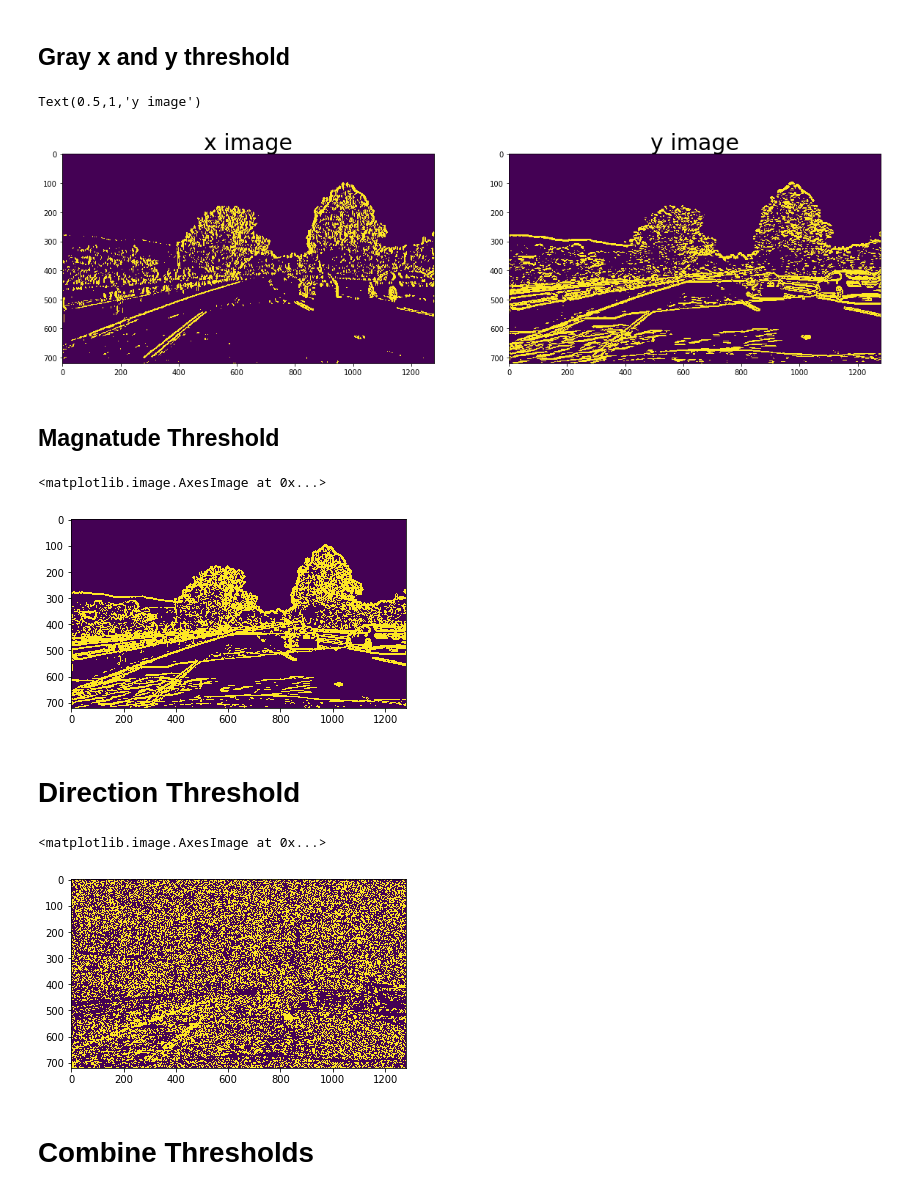
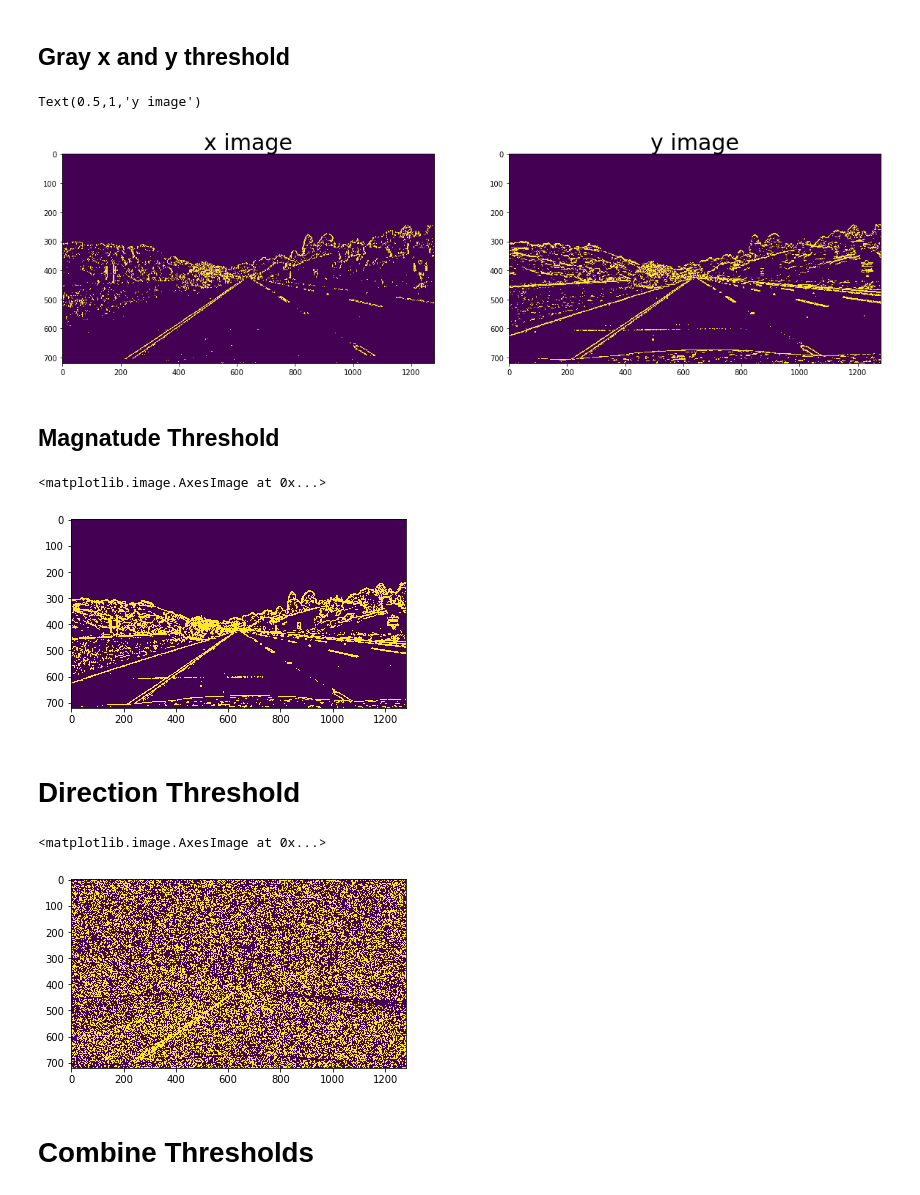
Before and after one commit to YuxiBupt/CarND-Advanced-Lane-Lines, a Jupyter notebook: Avanced-Lane-Finding.ipynb, the cells around one changed output. Drawn from its saved outputs; the diff is of its cells as text; code cells hidden in the pictures.

```diff
--- a/Avanced-Lane-Finding.ipynb
+++ b/Avanced-Lane-Finding.ipynb
@@ -96,7 +96,7 @@ def load_road_images():
     return road_images
 
 road_images = load_road_images()
-road_image_num = 1
+road_image_num = 7
 road_image = road_images[road_image_num]
 plt.imshow(road_image)
 # %% [output]
@@ -112,0 +107,16 @@ plt.imshow(undistorted_image)
+# %%
+undistorted_images = []
+
+for i, image in enumerate(road_images):
+    image = calibrate_camera(image, obj_points, img_points)
+    plt.imsave('undistorted/undistorted-{}.jpg'.format(i), image)
+    undistorted_images.append(image)
+
+undistorted_image = undistorted_images[road_image_num]
+
+
+f, (ax1, ax2) = plt.subplots(1, 2, figsize=(20,10))
+ax1.imshow(road_image)
+ax1.set_title('Original Image', fontsize=30)
+ax2.imshow(undistorted_image)
+ax2.set_title('Undistorted Image', fontsize=30)
@@ -117,31 +130,31 @@ plt.imshow(undistorted_image)
 # %%
 def abs_sobel_threshold(img_channel, orient='x', sobel_kernel=3, thresh=(0, 255)):
     sobel_x_param = 1 if orient == 'x' else 0
     sobel_y_param = 1 if orient == 'y' else 0
     sobel = cv2.Sobel(img_channel, cv2.CV_64F, sobel_x_param, sobel_y_param, ksize=sobel_kernel)
     # 3) Take the absolute value of the derivative or gradient
     abs_sobel = np.absolute(sobel)
     # 4) Scale to 8-bit (0 - 255) then convert to type = np.uint8
     scaled_sobel = np.uint8(255*abs_sobel/np.max(abs_sobel))
     # 5) Create a mask of 1's where the scaled gradient magnitude
             # is > thresh_min and < thresh_max
     sbinary = np.zeros_like(scaled_sobel)
     thresh_min, thresh_max = thresh
     sbinary[(scaled_sobel >= thresh_min) & (scaled_sobel <= thresh_max)] = 1
     # 6) Return this mask as your binary_output image
     return sbinary
 
-x_gray_binary = abs_sobel_threshold(to_gray(undistorted_image), orient='x', thresh=(20, 255), sobel_kernel=15)
-y_gray_binary = abs_sobel_threshold(to_gray(undistorted_image), orient='y', thresh=(20, 255), sobel_kernel=15)
+x_gray_binary = abs_sobel_threshold(to_gray(undistorted_image), orient='x', thresh=(20, 255), sobel_kernel=3)
+y_gray_binary = abs_sobel_threshold(to_gray(undistorted_image), orient='y', thresh=(20, 255), sobel_kernel=3)
 
 f, (ax1, ax2) = plt.subplots(1, 2, figsize=(20,10))
 ax1.imshow(x_gray_binary)
 ax1.set_title('x image', fontsize=30)
 ax2.imshow(y_gray_binary)
 ax2.set_title('y image', fontsize=30)
 # %% [output]
 Text(0.5,1,'y image')
-[figure, old version]
+[figure, new version]
 # %% [markdown]
 ## Magnatude Threshold
 # %%
@@ -160,11 +173,11 @@ def mag_threshold(img_channel, sobel_kernel=3, mag_thresh=(0, 255)):
     # 6) Return this mask as your binary_output image
     return binary_output
 
-mag_gray_thresh = mag_threshold(to_gray(undistorted_image), mag_thresh=(20, 255), sobel_kernel=15)
+mag_gray_thresh = mag_threshold(to_gray(undistorted_image), mag_thresh=(20, 255), sobel_kernel=5)
 plt.imshow(mag_gray_thresh)
 # %% [output]
 <matplotlib.image.AxesImage at 0x...>
-[figure, old version]
+[figure, new version]
 # %% [markdown]
 # Direction Threshold
 # %%
@@ -184,11 +197,11 @@ def dir_threshold(img_channel, sobel_kernel=3, thresh=(0, np.pi/2)):
     # 6) Return this mask as your binary_output image
     return sbinary
 
-dir_gray_threshold = dir_threshold(to_gray(undistorted_image), sobel_kernel=15, thresh=(0.7, 1.3))
+dir_gray_threshold = dir_threshold(to_gray(undistorted_image), sobel_kernel=3, thresh=(0.7, 1.3))
 plt.imshow(dir_gray_threshold)
 # %% [output]
 <matplotlib.image.AxesImage at 0x...>
-[figure, old version]
+[figure, new version]
 # %% [markdown]
 # Combine Thresholds
 # %%
```
Also changed, not shown: parts of 29 cells of this notebook.
